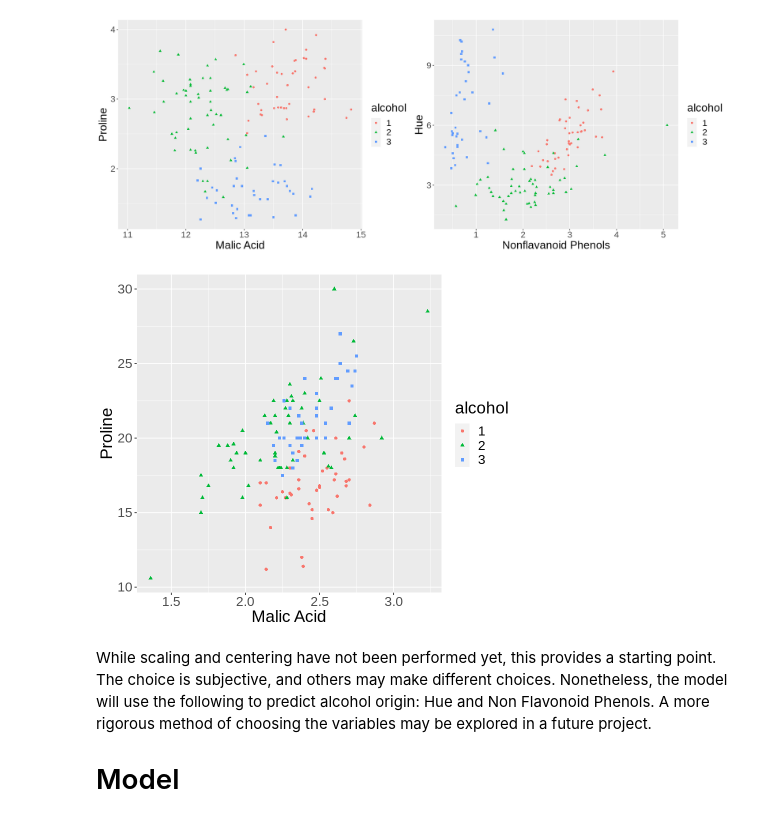
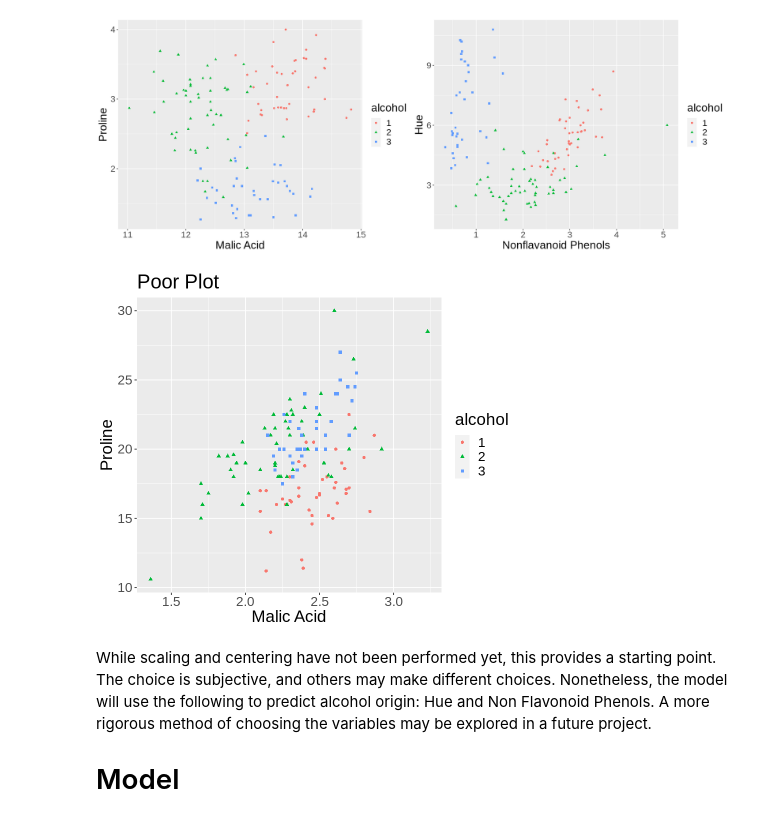
Before and after one commit to JadenMajid/dsci-100-student-grades, a Jupyter notebook: project_report.ipynb, the cells around one changed output. Cells and saved outputs as stored; diff of their text form; code cells hidden in the pictures.

```diff
--- a/project_report.ipynb
+++ b/project_report.ipynb
@@ -132,13 +132,13 @@ plot_of_options
 # %%
 options(repr.plot.width = 7, repr.plot.height = 6)
 alcalinity_magnesium_plot <- wine_training_data |>
     ggplot(aes(x = alcalinity, y = magnesium, color = alcohol, shape = alcohol)) +
     geom_point() +
-    labs(x = "Malic Acid", y = "Proline") +
+    labs(x = "Malic Acid", y = "Proline", title = "Poor Plot") +
     theme(text = element_text(size = 20))
 alcalinity_magnesium_plot
 # %% [output]
-[figure, old version]
+[figure, new version]
 # %% [markdown]
 While scaling and centering have not been performed yet, this provides a starting point. The choice is subjective, and others may make different choices. Nonetheless, the model will use the following to predict alcohol origin: Hue and Non Flavonoid Phenols. A more rigorous method of choosing the variables may be explored in a future project.
 
```
Also changed, not shown: parts of 3 cells of this notebook.
